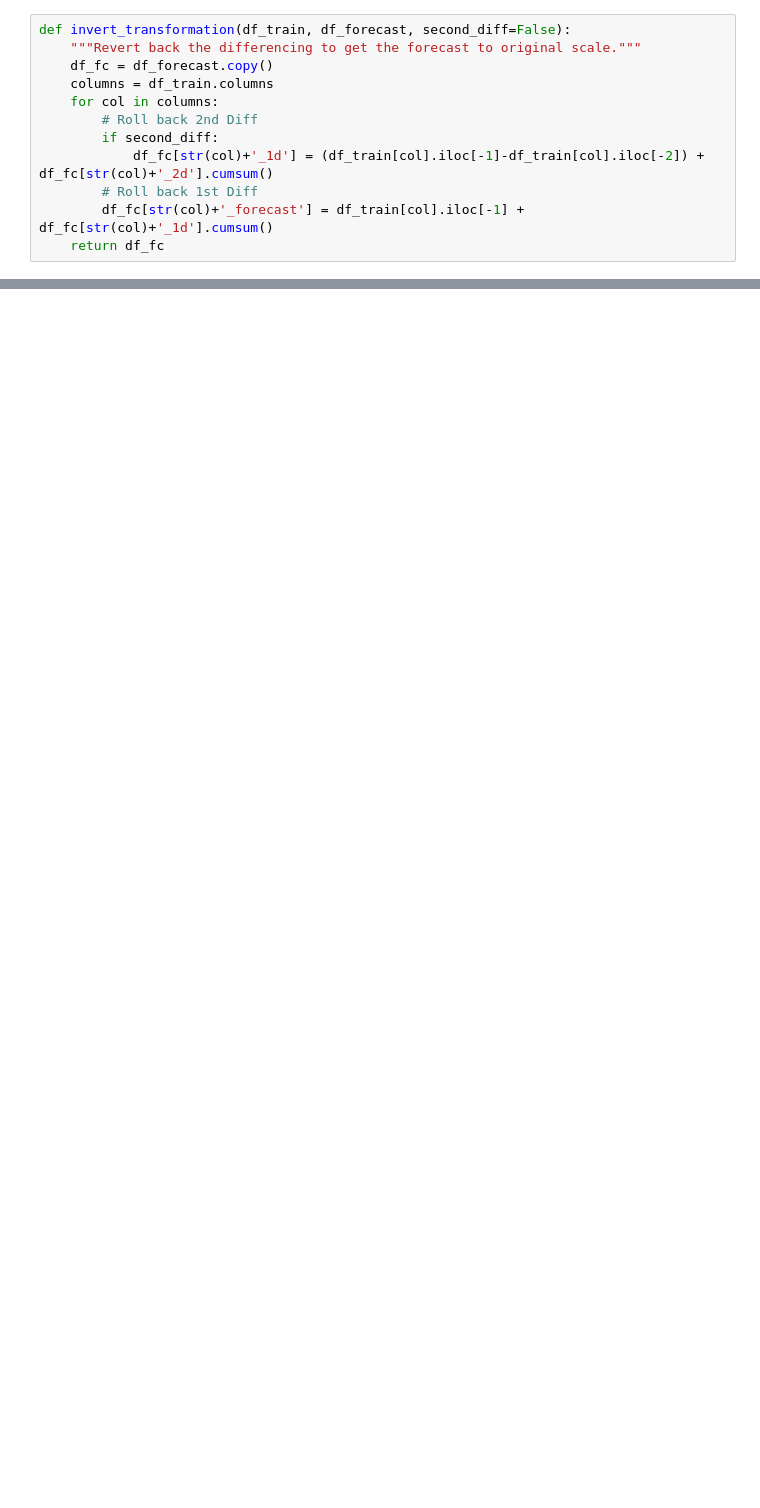
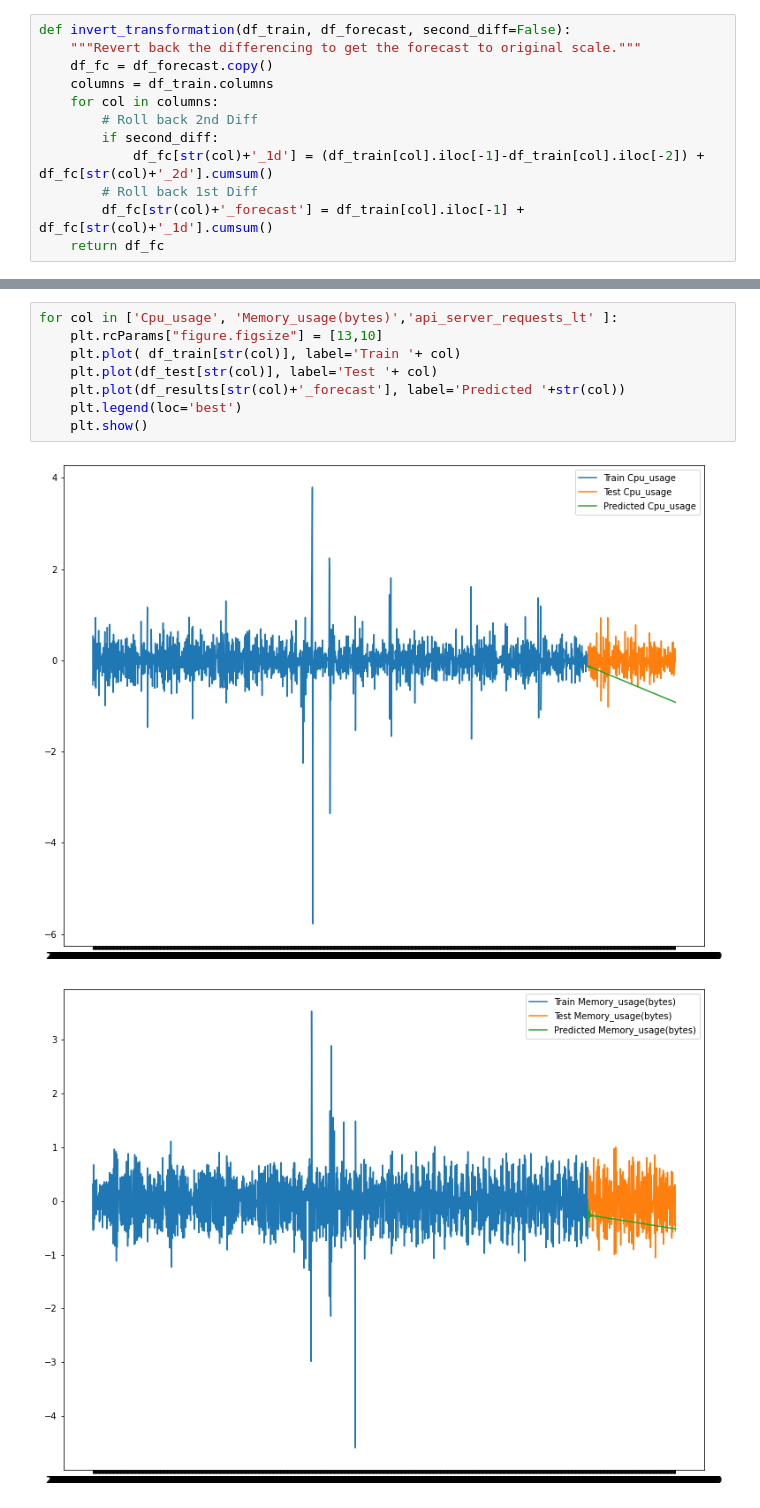
Before and after one commit to Anxhela21/acm-data-project, a Jupyter notebook: time_series_analysis.ipynb, the cells around one changed output, grey strips where cells are left out. Saved outputs shown, nothing was run; the diff lists cells and outputs as text; blank space fills up the shorter version.

```diff
--- a/time_series_analysis.ipynb
+++ b/time_series_analysis.ipynb
@@ -259 +288,12 @@ df_results
 223 rows × 6 columns
+# %%
+for col in ['Cpu_usage', 'Memory_usage(bytes)','api_server_requests_lt' ]:
+    plt.rcParams["figure.figsize"] = [13,10]
+    plt.plot( df_train[str(col)], label='Train '+ col)
+    plt.plot(df_test[str(col)], label='Test '+ col)
+    plt.plot(df_results[str(col)+'_forecast'], label='Predicted '+str(col))
+    plt.legend(loc='best')
+    plt.show()
+# %% [output]
+[figure, added]
+[figure, added]
```
Also changed, not shown: parts of 27 cells of this notebook, 1 other file.
